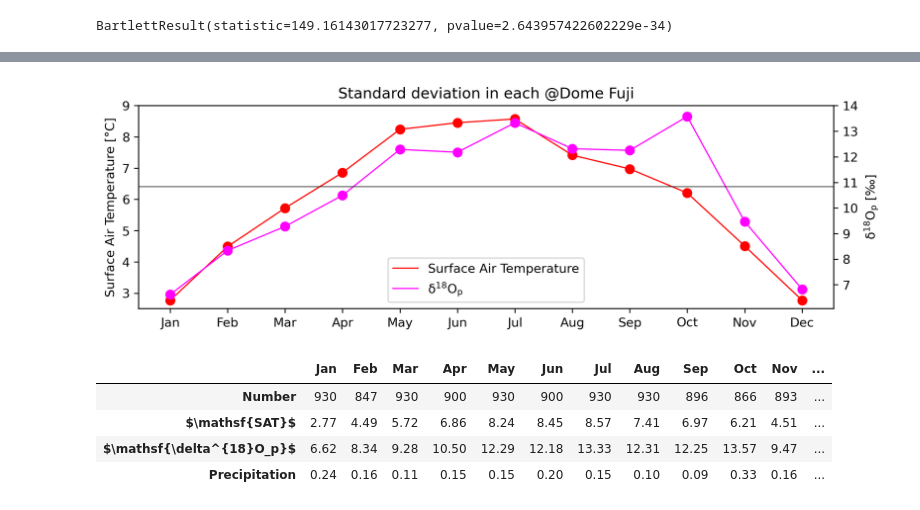
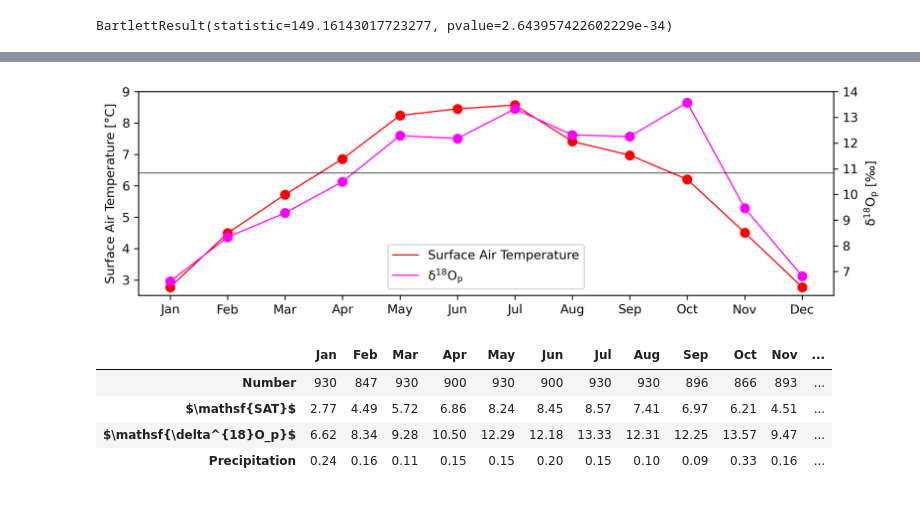
Before and after one commit to kanonundgigue/SAM_DomeFuji, a Jupyter notebook: correlation.ipynb, the cells around one changed output, grey strips where cells are left out. Saved outputs shown, nothing was run; the diff lists cells and outputs as text; code cells hidden in the pictures.

Commit message:
removing titles

```diff
--- a/correlation.ipynb
+++ b/correlation.ipynb
@@ -161,11 +161,11 @@ def draw_std(df):
 # %%
 fig = plt.figure(figsize=(10,3))
 ax = draw_std(df_std.T)
-plt.title("Standard deviation in each @Dome Fuji")
+#plt.title("Standard deviation in each @Dome Fuji")
 plt.show()
 fig.savefig("std.png")
 # %% [output]
-[figure, old version]
+[figure, new version]
 # %%
 indexlist = mons[""][:12].tolist()
 df_std = pd.DataFrame(data=[map(str,map(int,num)),
```
Also changed, not shown: parts of 2 cells of this notebook, 4 other files.
